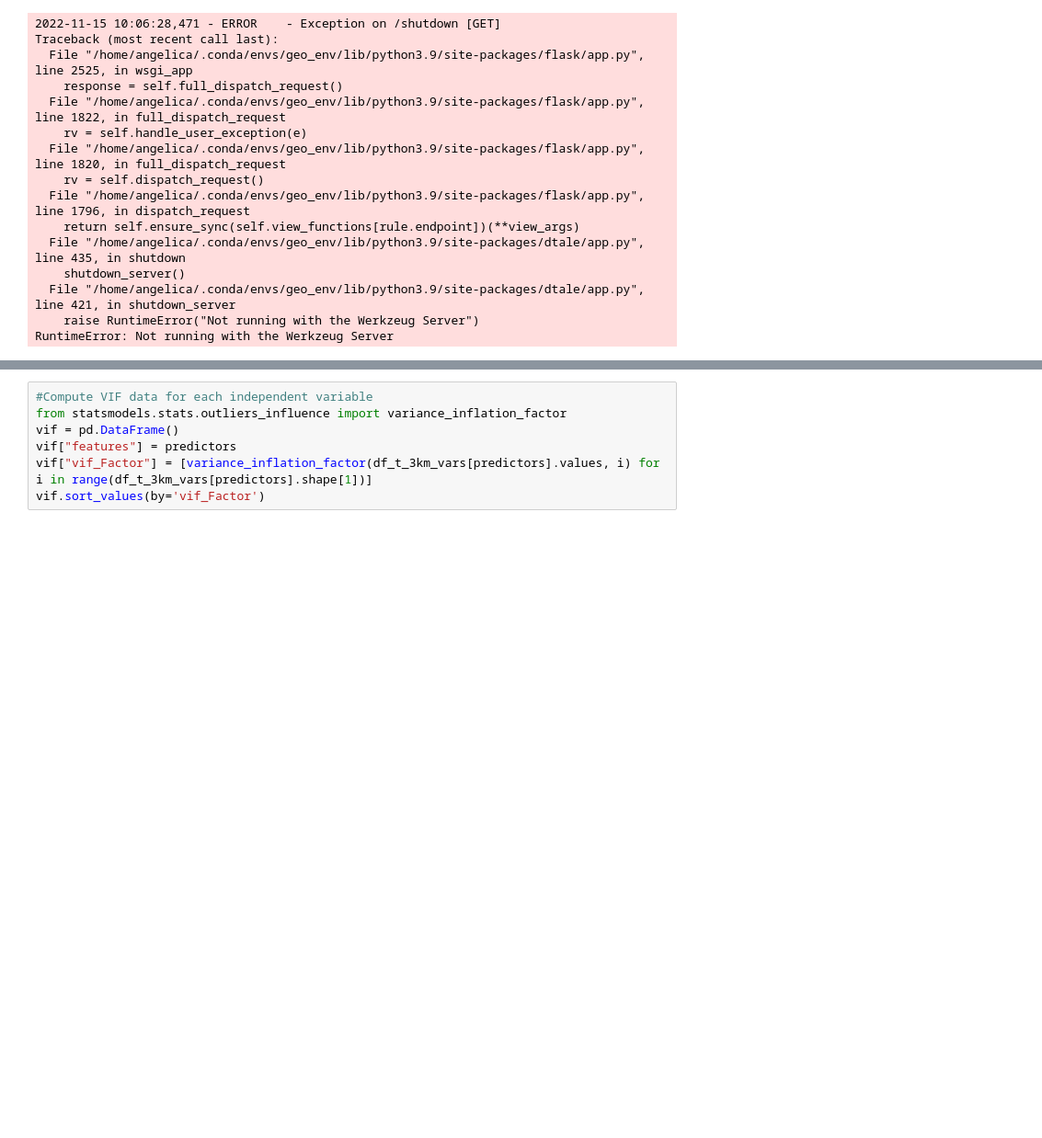
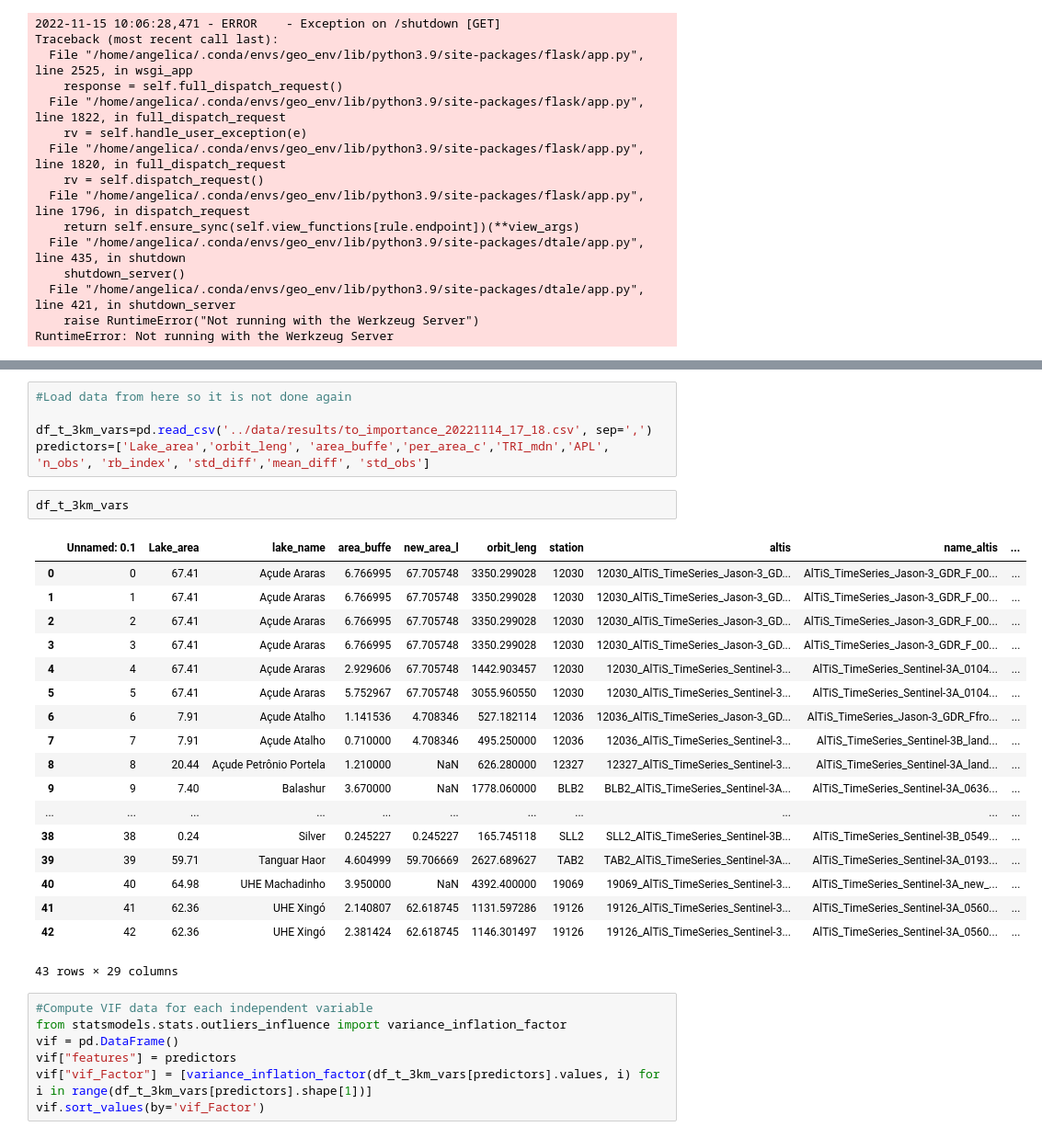
Before and after one commit to anmagomez/radar_altimetry_eval, a Jupyter notebook: src/example_importance.ipynb, the cells around one changed output, grey strips where cells are left out. Shown at 92% size. Drawn from its saved outputs; the diff is of its cells as text; blank space fills up the shorter version.

Commit message:
add_sumary results

```diff
--- a/src/example_importance.ipynb
+++ b/src/example_importance.ipynb
@@ -367,3 +334,29 @@ RuntimeError: Not running with the Werkzeug Server
+# %%
+#Load data from here so it is not done again
+
+df_t_3km_vars=pd.read_csv('../data/results/to_importance_20221114_17_18.csv', sep=',')
+predictors=['Lake_area','orbit_leng', 'area_buffe','per_area_c','TRI_mdn','APL', 'n_obs', 'rb_index', 'std_diff','mean_diff', 'std_obs']
+# %%
+df_t_3km_vars
+# %% [output]
+|  | Unnamed: 0.1 | Lake_area | lake_name | area_buffe | new_area_l | orbit_leng | station | altis | name_altis | ... |
+| 0 | 0 | 67.41 | Açude Araras | 6.766995 | 67.705748 | 3350.299028 | 12030 | 12030_AlTiS_TimeSeries_Jason-3_GD... | AlTiS_TimeSeries_Jason-3_GDR_F_00... | ... |
+| 1 | 1 | 67.41 | Açude Araras | 6.766995 | 67.705748 | 3350.299028 | 12030 | 12030_AlTiS_TimeSeries_Jason-3_GD... | AlTiS_TimeSeries_Jason-3_GDR_F_00... | ... |
+| 2 | 2 | 67.41 | Açude Araras | 6.766995 | 67.705748 | 3350.299028 | 12030 | 12030_AlTiS_TimeSeries_Jason-3_GD... | AlTiS_TimeSeries_Jason-3_GDR_F_00... | ... |
+| 3 | 3 | 67.41 | Açude Araras | 6.766995 | 67.705748 | 3350.299028 | 12030 | 12030_AlTiS_TimeSeries_Jason-3_GD... | AlTiS_TimeSeries_Jason-3_GDR_F_00... | ... |
+| 4 | 4 | 67.41 | Açude Araras | 2.929606 | 67.705748 | 1442.903457 | 12030 | 12030_AlTiS_TimeSeries_Sentinel-3... | AlTiS_TimeSeries_Sentinel-3A_0104... | ... |
+| 5 | 5 | 67.41 | Açude Araras | 5.752967 | 67.705748 | 3055.960550 | 12030 | 12030_AlTiS_TimeSeries_Sentinel-3... | AlTiS_TimeSeries_Sentinel-3A_0104... | ... |
+| 6 | 6 | 7.91 | Açude Atalho | 1.141536 | 4.708346 | 527.182114 | 12036 | 12036_AlTiS_TimeSeries_Jason-3_GD... | AlTiS_TimeSeries_Jason-3_GDR_Ffro... | ... |
+| 7 | 7 | 7.91 | Açude Atalho | 0.710000 | 4.708346 | 495.250000 | 12036 | 12036_AlTiS_TimeSeries_Sentinel-3... | AlTiS_TimeSeries_Sentinel-3B_land... | ... |
+| 8 | 8 | 20.44 | Açude Petrônio Portela | 1.210000 | NaN | 626.280000 | 12327 | 12327_AlTiS_TimeSeries_Sentinel-3... | AlTiS_TimeSeries_Sentinel-3A_land... | ... |
+| 9 | 9 | 7.40 | Balashur | 3.670000 | NaN | 1778.060000 | BLB2 | BLB2_AlTiS_TimeSeries_Sentinel-3A... | AlTiS_TimeSeries_Sentinel-3A_0636... | ... |
+| ... | ... | ... | ... | ... | ... | ... | ... | ... | ... | ... |
+| 38 | 38 | 0.24 | Silver | 0.245227 | 0.245227 | 165.745118 | SLL2 | SLL2_AlTiS_TimeSeries_Sentinel-3B... | AlTiS_TimeSeries_Sentinel-3B_0549... | ... |
+| 39 | 39 | 59.71 | Tanguar Haor | 4.604999 | 59.706669 | 2627.689627 | TAB2 | TAB2_AlTiS_TimeSeries_Sentinel-3A... | AlTiS_TimeSeries_Sentinel-3A_0193... | ... |
+| 40 | 40 | 64.98 | UHE Machadinho | 3.950000 | NaN | 4392.400000 | 19069 | 19069_AlTiS_TimeSeries_Sentinel-3... | AlTiS_TimeSeries_Sentinel-3A_new_... | ... |
+| 41 | 41 | 62.36 | UHE Xingó | 2.140807 | 62.618745 | 1131.597286 | 19126 | 19126_AlTiS_TimeSeries_Sentinel-3... | AlTiS_TimeSeries_Sentinel-3A_0560... | ... |
+| 42 | 42 | 62.36 | UHE Xingó | 2.381424 | 62.618745 | 1146.301497 | 19126 | 19126_AlTiS_TimeSeries_Sentinel-3... | AlTiS_TimeSeries_Sentinel-3A_0560... | ... |
+43 rows × 29 columns
 # %%
 #Compute VIF data for each independent variable
 from statsmodels.stats.outliers_influence import variance_inflation_factor
```
Also changed, not shown: parts of 2 cells of this notebook.
